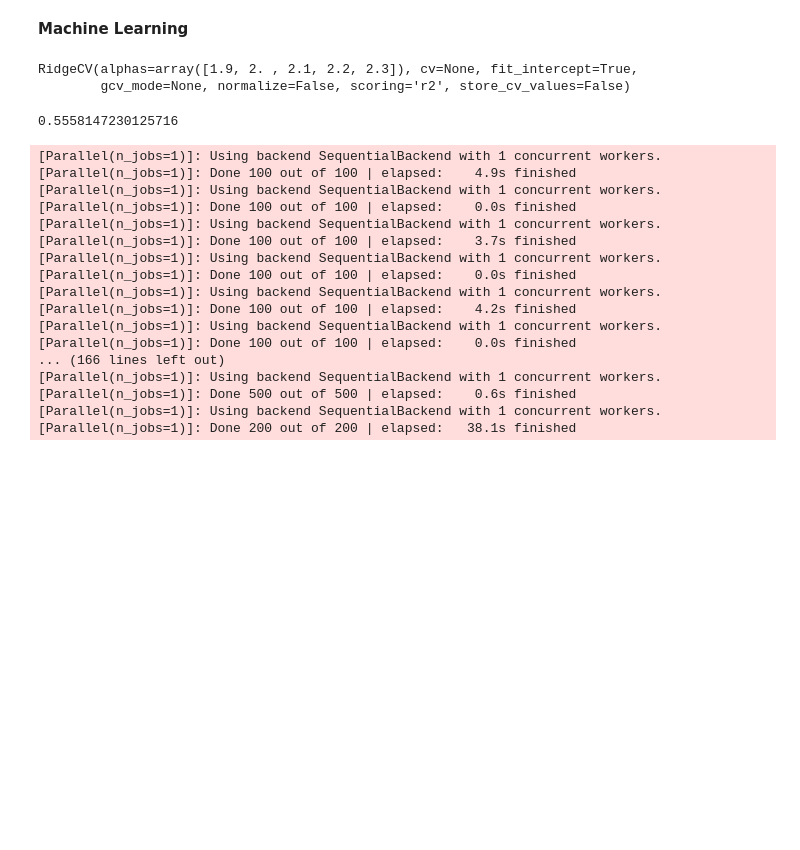
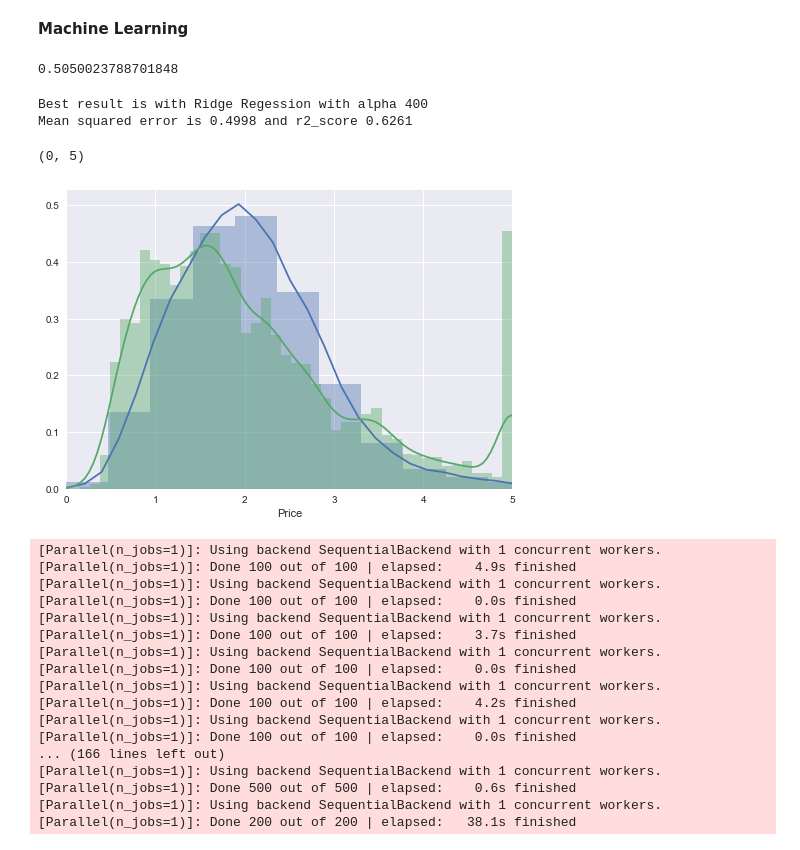
Before and after one commit to Bounty1993/ML-scripts, a Jupyter notebook: california_housing.ipynb, the cells around one changed output. Cells and saved outputs as stored; diff of their text form; code cells hidden in the pictures; blank space fills up the shorter version.

Commit message:
ridge regression finished

```diff
--- a/california_housing.ipynb
+++ b/california_housing.ipynb
@@ -135,13 +136,3 @@ scaler = StandardScaler()
 
 X_train = scaler.fit_transform(X_train)
 X_test = scaler.transform(X_test)
-# %%
-log_reg = RidgeCV(alphas=[1.9, 2, 2.1, 2.2, 2.3], scoring='r2')
-log_reg.fit(X_train, Y_train)
-# %% [output]
-RidgeCV(alphas=array([1.9, 2. , 2.1, 2.2, 2.3]), cv=None, fit_intercept=True,
-        gcv_mode=None, normalize=False, scoring='r2', store_cv_values=False)
-# %%
-mean_squared_error(Y_test, log_reg.predict(X_test))
-# %% [output]
-0.5558147230125716
@@ -148,3 +143,30 @@ mean_squared_error(Y_test, log_reg.predict(X_test))
+# %%
+ridge_pipeline = make_pipeline(PolynomialFeatures(degree=2), RidgeCV(alphas=[300, 350, 400, 450, 500]))
+score = cross_val_score(ridge_pipeline, X_train, Y_train, scoring='neg_mean_squared_error')
+np.mean(np.abs(score))
+# %% [output]
+0.5050023788701848
+# %%
+ridge_pred = cross_val_predict(ridge_pipeline, X_train, Y_train)
+ridge_pred[ridge_pred < 0] = 0
+ridge_mse = mean_squared_error(Y_train, ridge_pred)
+ridge_r2 = r2_score(Y_train, ridge_pred)
+ridge_pipeline.fit(X_train, Y_train)
+ridge_alpha = ridge_pipeline.get_params()['ridgecv'].alpha_
+
+print(f'Best result is with Ridge Regession with alpha {ridge_alpha}')
+print(f'Mean squared error is {ridge_mse.round(4)} and r2_score {ridge_r2.round(4)}')
+# %% [output]
+Best result is with Ridge Regession with alpha 400
+Mean squared error is 0.4998 and r2_score 0.6261
+# %%
+sns.distplot(ridge_pred)
+sns.distplot(Y_train)
+ax = plt.gca()
+ax.set_xlim(0,5)
+# %% [output]
+(0, 5)
+[figure, added]
 # %%
 forest_params = {'n_estimators': [100, 200, 500], 'max_depth': [5, 10, 30], 'verbose': [1]}
 forest_model = RandomForestRegressor()
```
Also changed, not shown: parts of 2 cells of this notebook.
